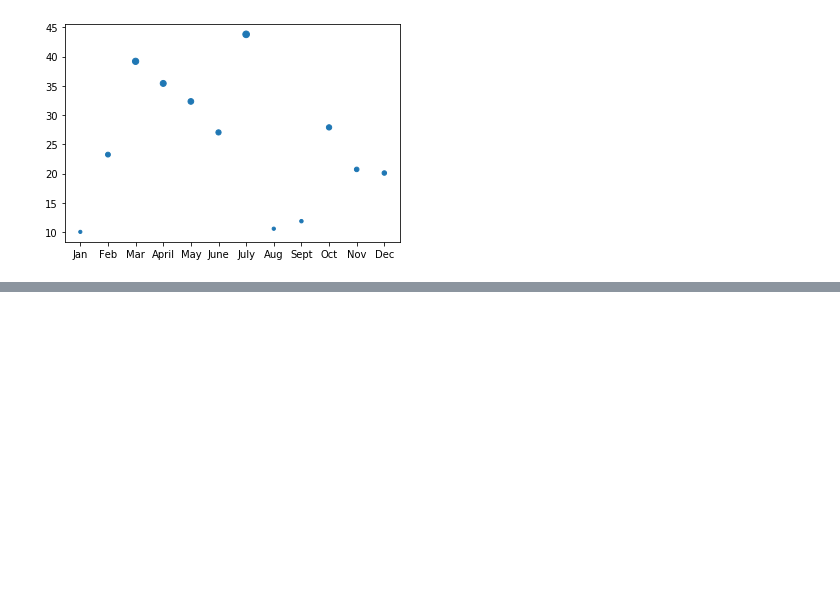
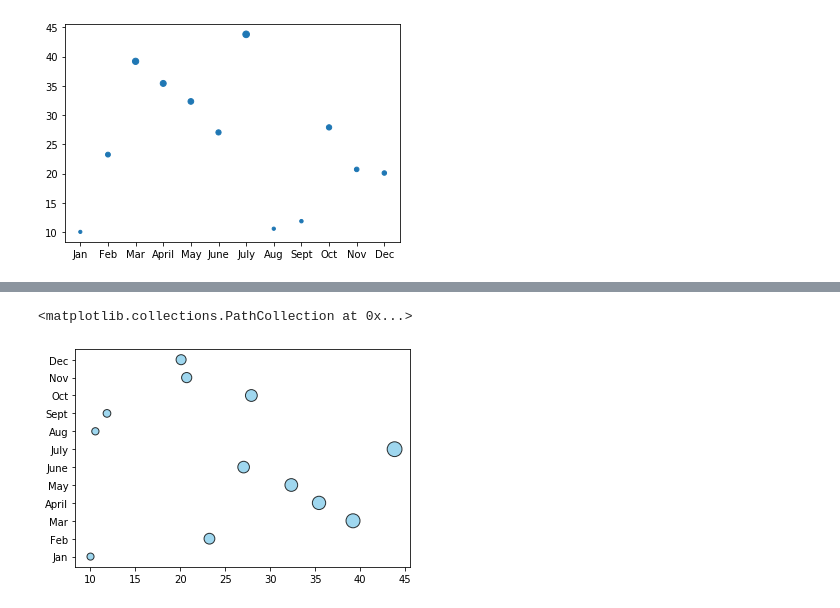
Before and after one commit to GirijaJoshi/PyBer_Analysis, a Jupyter notebook: ScattePlot_ObjectOriented.ipynb, the cells around one changed output, grey strips where cells are left out. Saved outputs shown, nothing was run; the diff lists cells and outputs as text; code cells hidden in the pictures; blank space fills up the shorter version.

```diff
--- a/ScattePlot_ObjectOriented.ipynb
+++ b/ScattePlot_ObjectOriented.ipynb
@@ -44,0 +47,6 @@ ax.legend()
+# %%
+fig, ax = plt.subplots()
+ax.scatter(y_axis, x_axis, facecolor='skyblue', edgecolors='black', s = [i * 5 for i in y_axis], label="Boston", alpha=0.8)
+# %% [output]
+<matplotlib.collections.PathCollection at 0x...>
+[figure, added]
```
Also changed, not shown: parts of 2 cells of this notebook.
